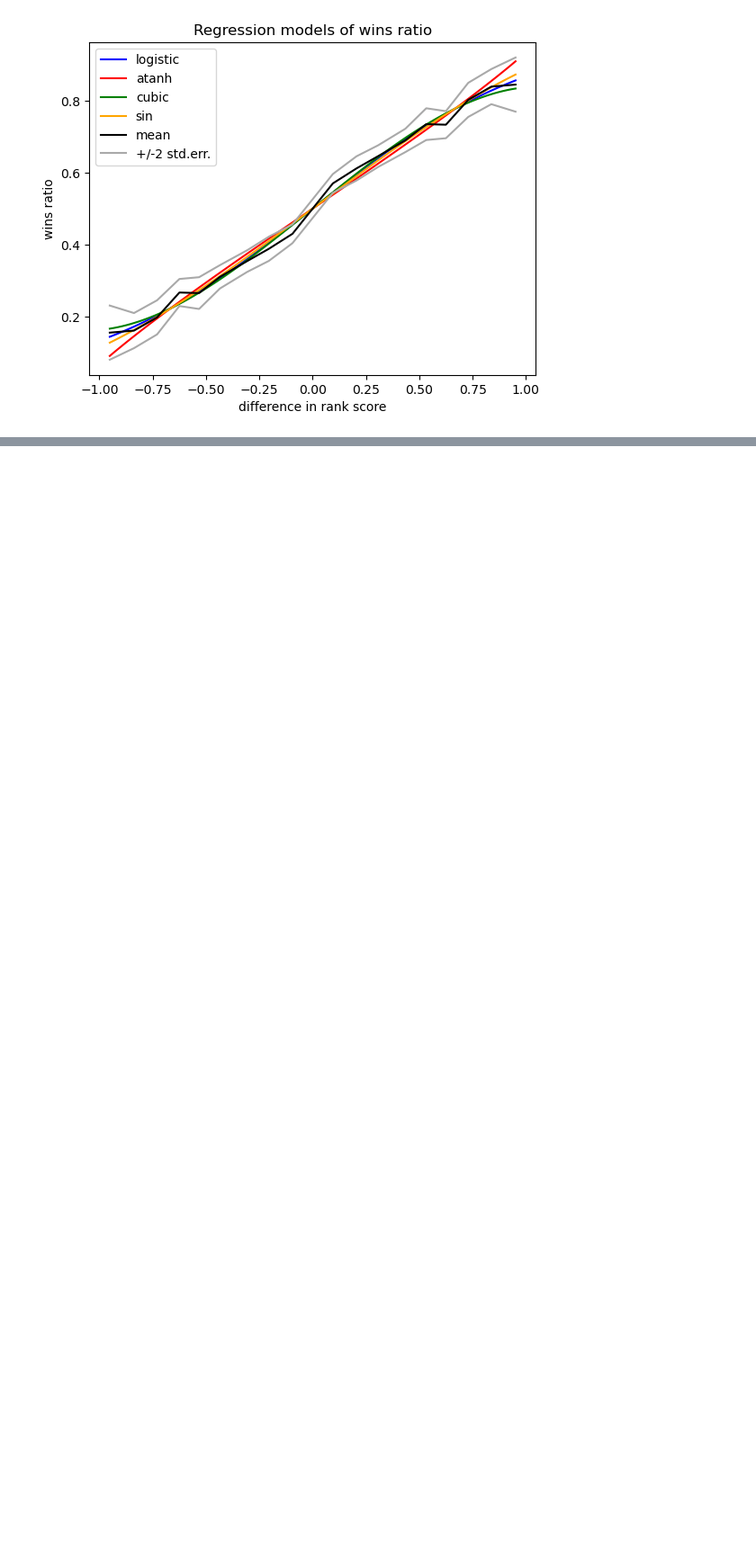
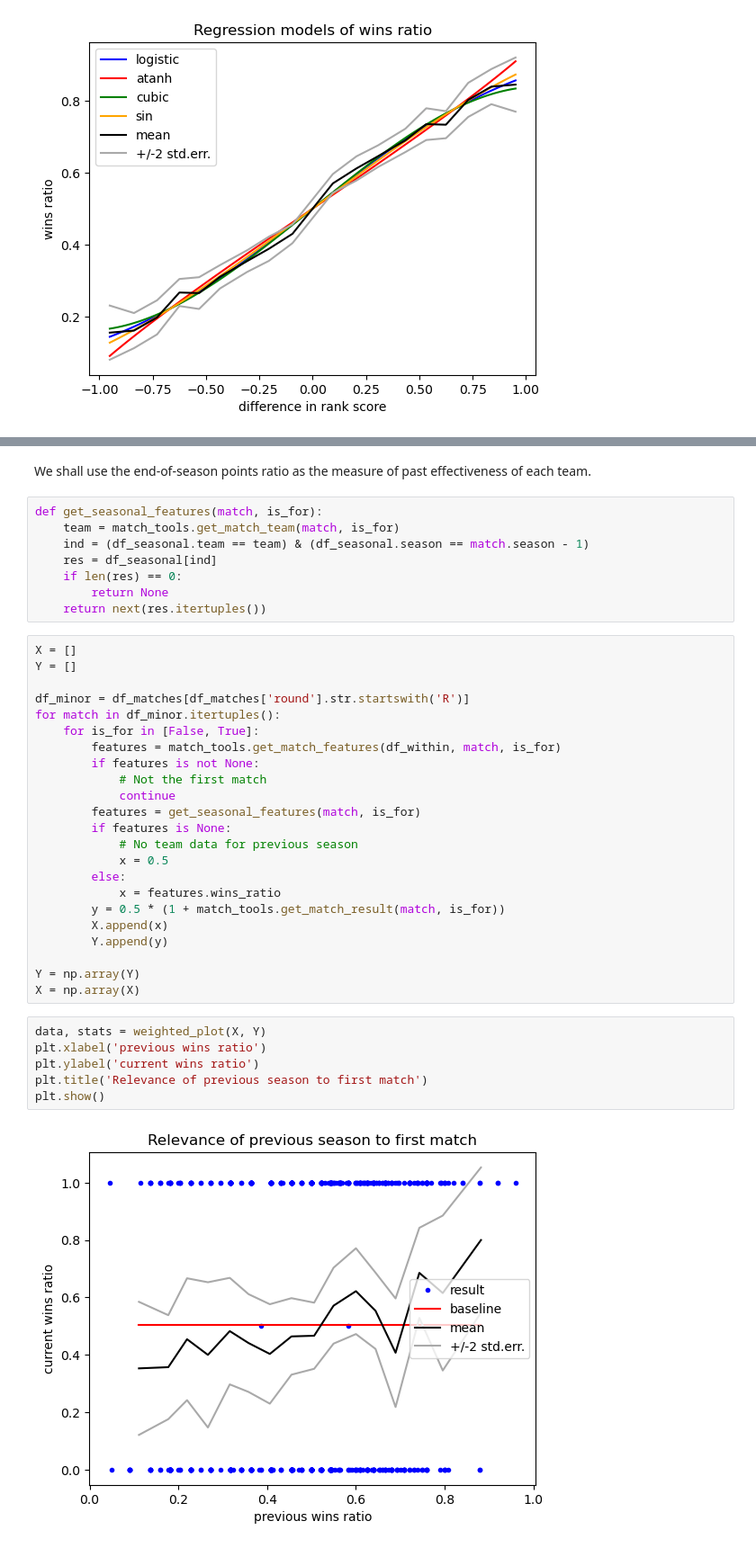
Before and after one commit to gaj67/gaj-data-science, a Jupyter notebook: AFL/notebooks/5_match_effects.ipynb, the cells around one changed output, grey strips where cells are left out. Shown at 90% size. Saved outputs shown, nothing was run; the diff lists cells and outputs as text; blank space fills up the shorter version.

```diff
--- a/AFL/notebooks/5_match_effects.ipynb
+++ b/AFL/notebooks/5_match_effects.ipynb
@@ -1278,0 +1303,41 @@ Also note that none of the models correctly fit the slope at $x_A=0$.
+# %% [markdown]
+We shall use the end-of-season points ratio as the measure of past effectiveness of each team.
+# %%
+def get_seasonal_features(match, is_for):
+    team = match_tools.get_match_team(match, is_for)
+    ind = (df_seasonal.team == team) & (df_seasonal.season == match.season - 1)
+    res = df_seasonal[ind]
+    if len(res) == 0:
+        return None
+    return next(res.itertuples())
+# %%
+X = []
+Y = []
+
+df_minor = df_matches[df_matches['round'].str.startswith('R')]
+for match in df_minor.itertuples():
+    for is_for in [False, True]:
+        features = match_tools.get_match_features(df_within, match, is_for)
+        if features is not None:
+            # Not the first match
+            continue
+        features = get_seasonal_features(match, is_for)
+        if features is None:
+            # No team data for previous season
+            x = 0.5
+        else:
+            x = features.wins_ratio
+        y = 0.5 * (1 + match_tools.get_match_result(match, is_for))
+        X.append(x)
+        Y.append(y)
+
+Y = np.array(Y)
+X = np.array(X)
+# %%
+data, stats = weighted_plot(X, Y)
+plt.xlabel('previous wins ratio')
+plt.ylabel('current wins ratio')
+plt.title('Relevance of previous season to first match')
+plt.show()
+# %% [output]
+[figure, added]
```
Also changed, not shown: parts of 24 cells of this notebook, 4 other files.
